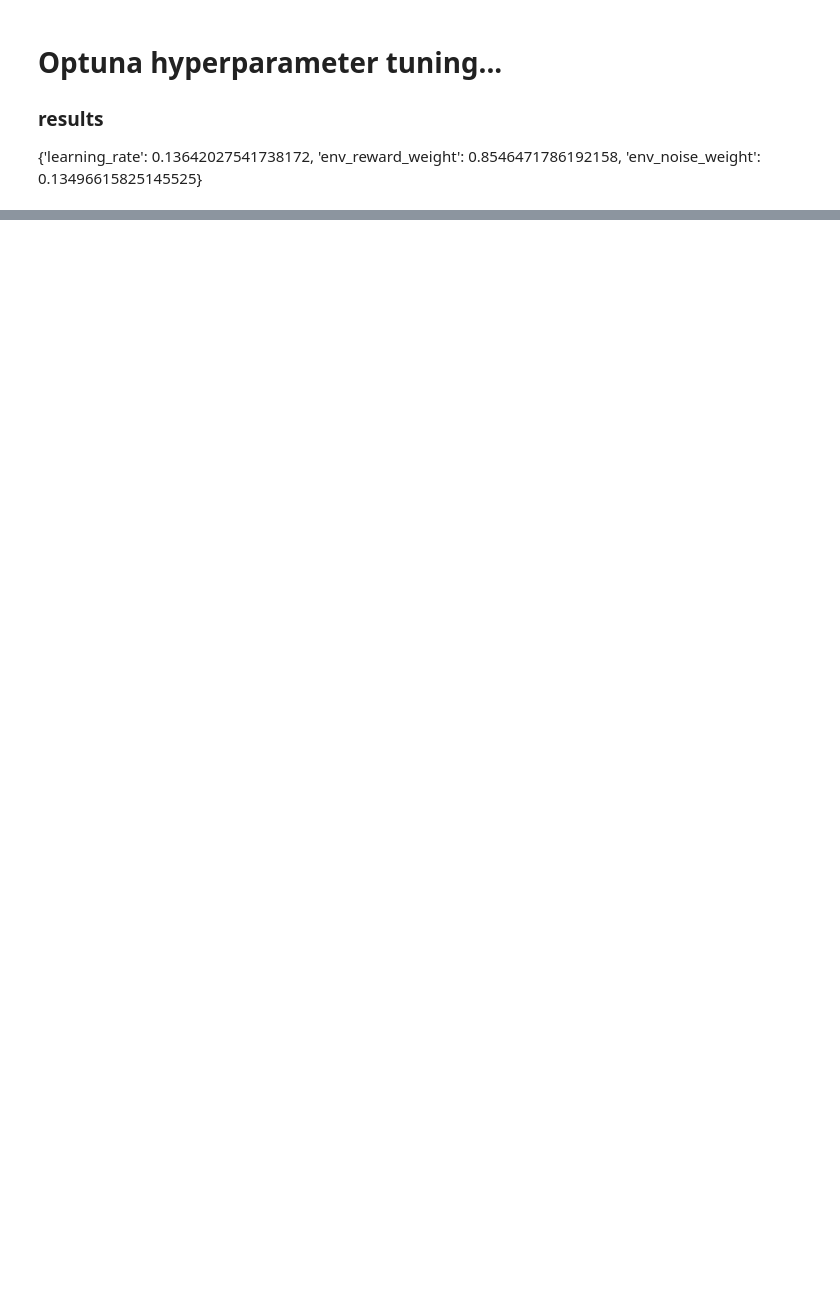
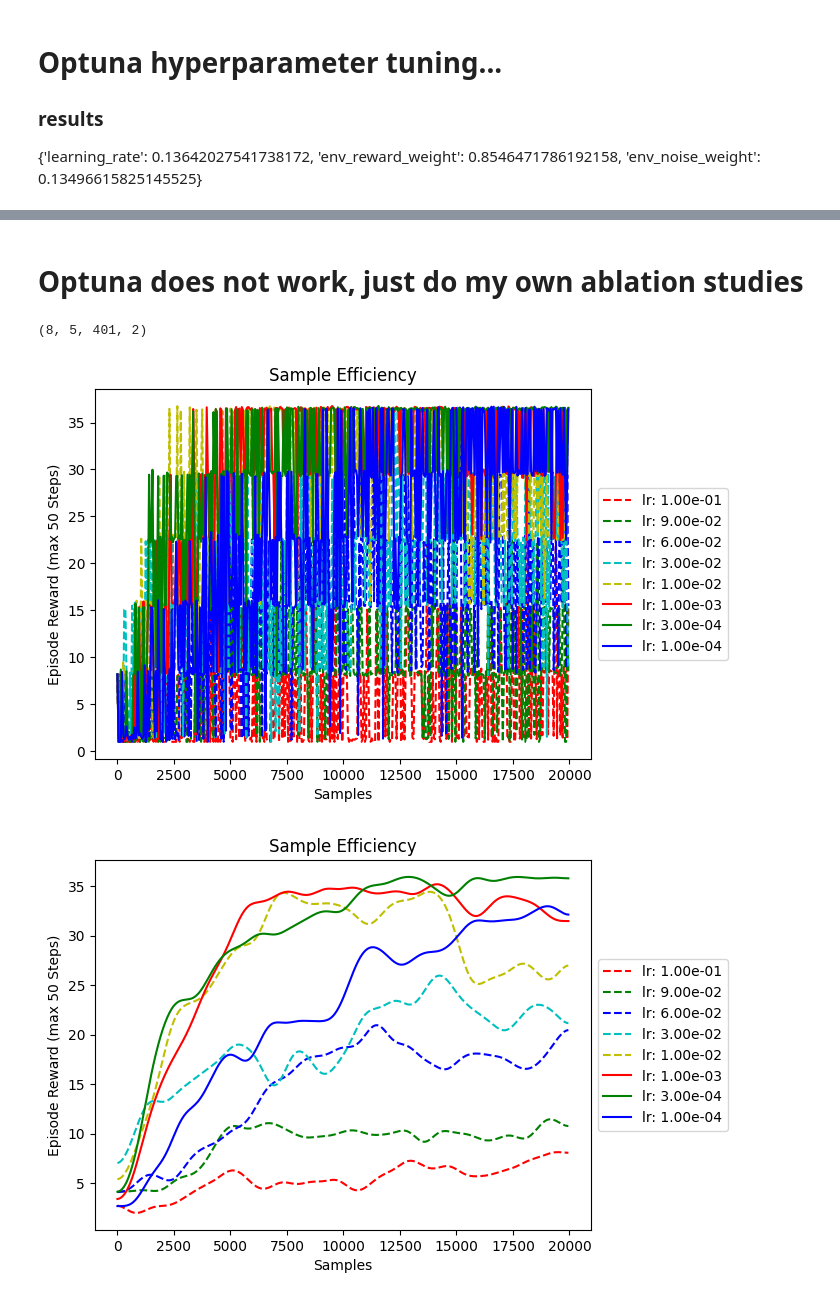
Before and after one commit to nilscrm/stackelberg-ml, a Jupyter notebook: graph.ipynb, the cells around one changed output, grey strips where cells are left out. Saved outputs shown, nothing was run; the diff lists cells and outputs as text; code cells hidden in the pictures; blank space fills up the shorter version.

Commit message:
ablation studies

```diff
--- a/graph.ipynb
+++ b/graph.ipynb
@@ -85,6 +86,8 @@ for smooth_factor in [0.1, 20, 40]:
 # %% [markdown]
 # This part is just for creating data
 # %%
+## TODO move this as well
+
 %load_ext autoreload
 %autoreload 2
 
@@ -112,12 +115,11 @@ for reward_w, noise_w, seed in product(reward_ws, noise_ws, seeds):
         leader_env_config=LeaderEnvConfig(
             env_noise_weight=lambda step: noise_w,
             env_reward_weight=reward_w,
-            learning_rate=0.13642027541738172,
         ),
         sample_efficiency=SampleEfficiency(
-            sample_eval_rate=20,
+            sample_eval_rate=50,
             n_eval_episodes=30,
-            max_samples=1000,
+            max_samples=10_000,
             log_save_name=f"noise_{noise_w}_reward_{reward_w}_seed_{seed}{postfix}"
         ),
         world_model_config=WorldModelConfig(
@@ -128,4 +130,4 @@ for reward_w, noise_w, seed in product(reward_ws, noise_ws, seeds):
         seed=seed
     )
 
-    train_contextualized_MAL(config)
+    train_contextualized_MAL(config, verbose=True)
@@ -357,0 +142,2 @@ Best performance:  283.94024999311193
+# %% [markdown]
+# Optuna does not work, just do my own ablation studies
@@ -357,0 +146,44 @@ Best performance:  283.94024999311193
+# %%
+seeds = [23242, 234469, 3987, 128, 411234]
+learning_rates = [1e-1, 9e-2, 6e-2, 3e-2, 1e-2, 1e-3, 9e-4, 6e-4, 3e-4, 1e-4]
+
+path = Path.cwd()
+path = path / "stackelberg_mbrl" / "experiments" / 'mal_lr_ablation' / "sample_efficiency"
+stems = learning_rates
+getpath = lambda lr, seed: path / f"lr_{lr}_seed_{seed}"
+stems = list(filter(lambda lr: all([getpath(lr, seed).exists() for seed in seeds]), stems))
+paths = [getpath(lr, seed) for lr, seed in product(stems, seeds)]
+evals = np.stack(load_evals(p) for p in paths)
+max_samples = np.max(evals[:, :, 0])
+pts_cnt = evals.shape[1]
+evals = evals.reshape(-1, len(seeds), pts_cnt, 2)
+
+print(evals.shape)
+
+# plt.style.use('dark_background')
+plt.style.use('default')
+for smooth_factor in [0.0001, 10, 20]:
+    plt.figure()
+    # smooth_factor = 20.0
+    for e, lr, (s, c) in zip(evals, stems, product(['--','-','-.',':'], ['r', 'g', 'b', 'c', 'y'])):
+        plot(e, f"lr: {lr:.2e}", smooth_factor=smooth_factor, max_samples=max_samples, eval_rate=50, color=c, linestyle=s, plot_std=False)
+
+    plt.title("Sample Efficiency")
+    plt.ylabel("Episode Reward (max 50 Steps)")
+    plt.xlabel("Samples")
+    plt.legend(loc='center left', bbox_to_anchor=(1, 0.5))
+
+
+for e, lr, (s, c) in zip(evals, stems, product(['--','-','-.',':'], ['r', 'g', 'b', 'c', 'y'])):
+    plt.figure()
+    smooth_factor = 10
+    plot(e, f"lr: {lr:.2e}", smooth_factor=smooth_factor, max_samples=max_samples, eval_rate=50, color=c, linestyle=s)
+
+    plt.title("Sample Efficiency")
+    plt.ylabel("Episode Reward (max 50 Steps)")
+    plt.xlabel("Samples")
+    plt.legend(loc='center left', bbox_to_anchor=(1, 0.5))
+# %% [output]
+(8, 5, 401, 2)
+[figure, added]
+[figure, added]
```
Also changed, not shown: parts of 10 cells of this notebook, 11 other files.
